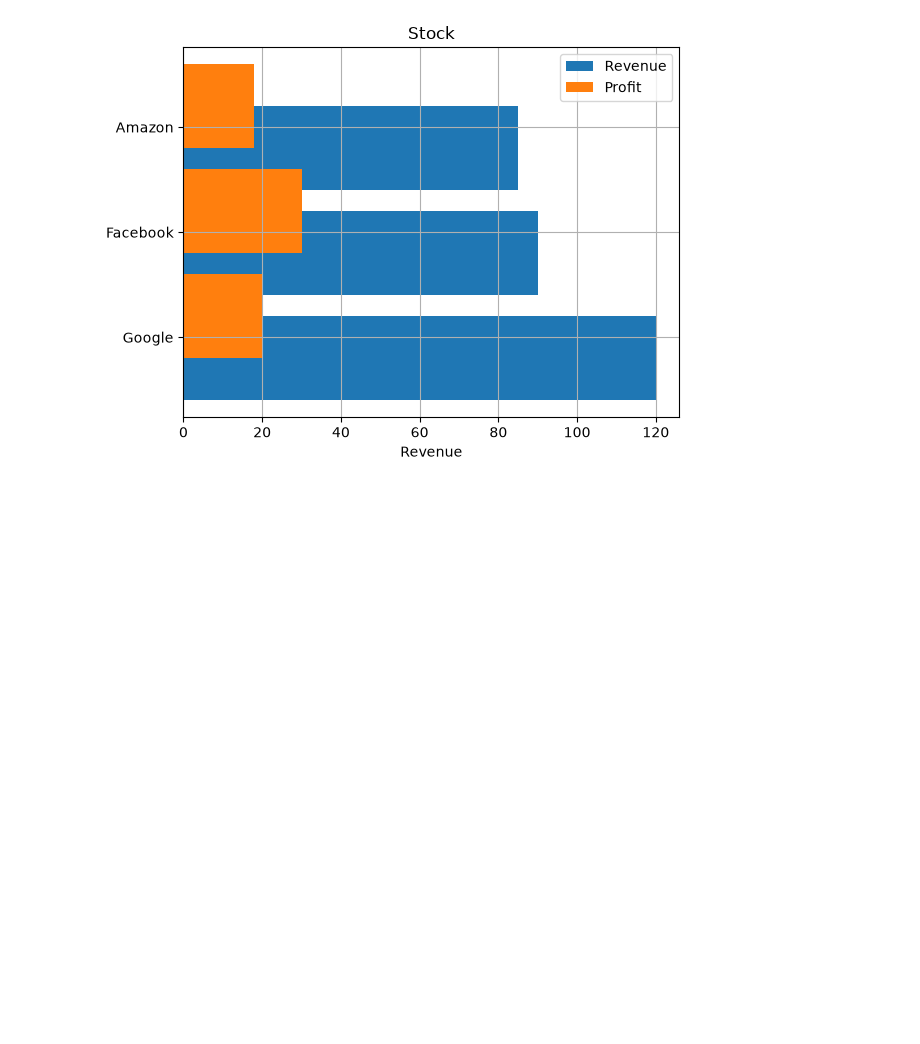
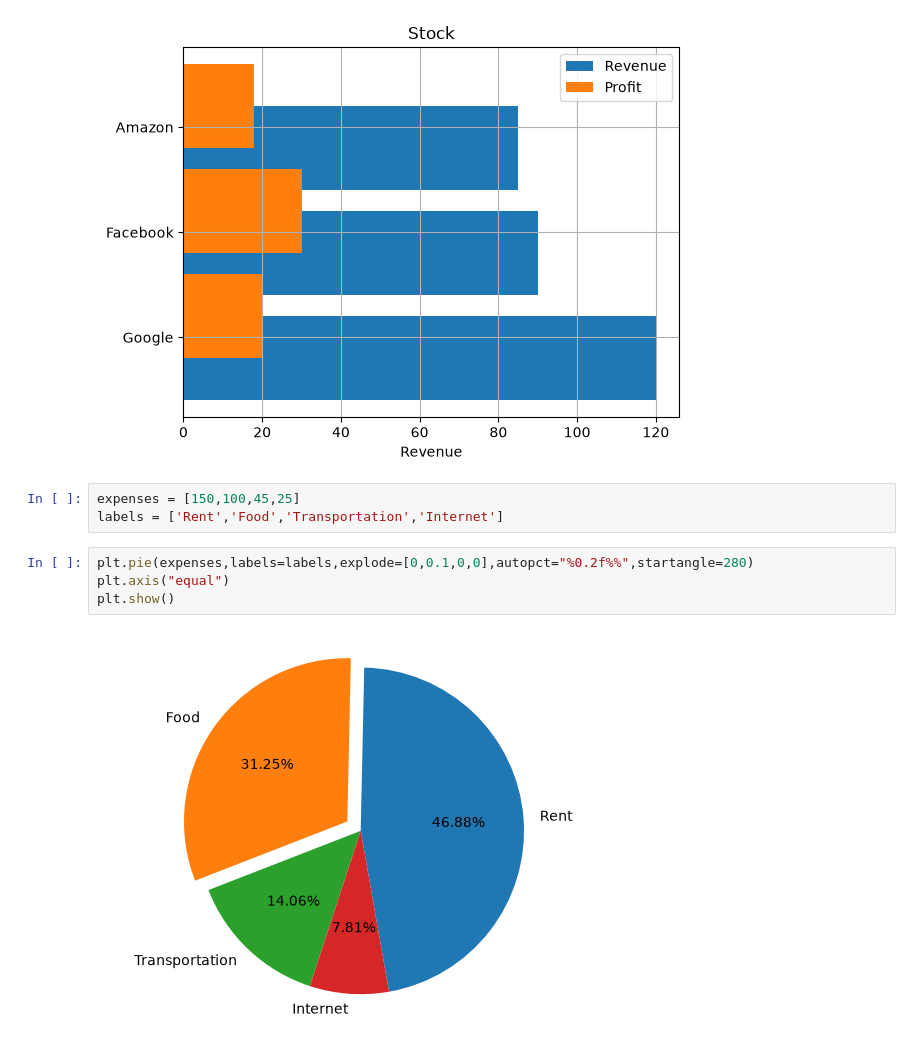
Before and after one commit to marshaale/learn-matplotlib, a Jupyter notebook: notebook.ipynb, the cells around one changed output. Saved outputs shown, nothing was run; the diff lists cells and outputs as text; blank space fills up the shorter version.

Commit message:
simple pie chart

```diff
--- a/notebook.ipynb
+++ b/notebook.ipynb
@@ -89,3 +89,12 @@ plt.legend()
 # %% [output]
 <matplotlib.legend.Legend at 0x...>
 [figure]
+# %%
+expenses = [150,100,45,25]
+labels = ['Rent','Food','Transportation','Internet']
+# %%
+plt.pie(expenses,labels=labels,explode=[0,0.1,0,0],autopct="%0.2f%%",startangle=280)
+plt.axis("equal")
+plt.show()
+# %% [output]
+[figure, added]
```
Also changed, not shown: parts of 1 cell of this notebook.
